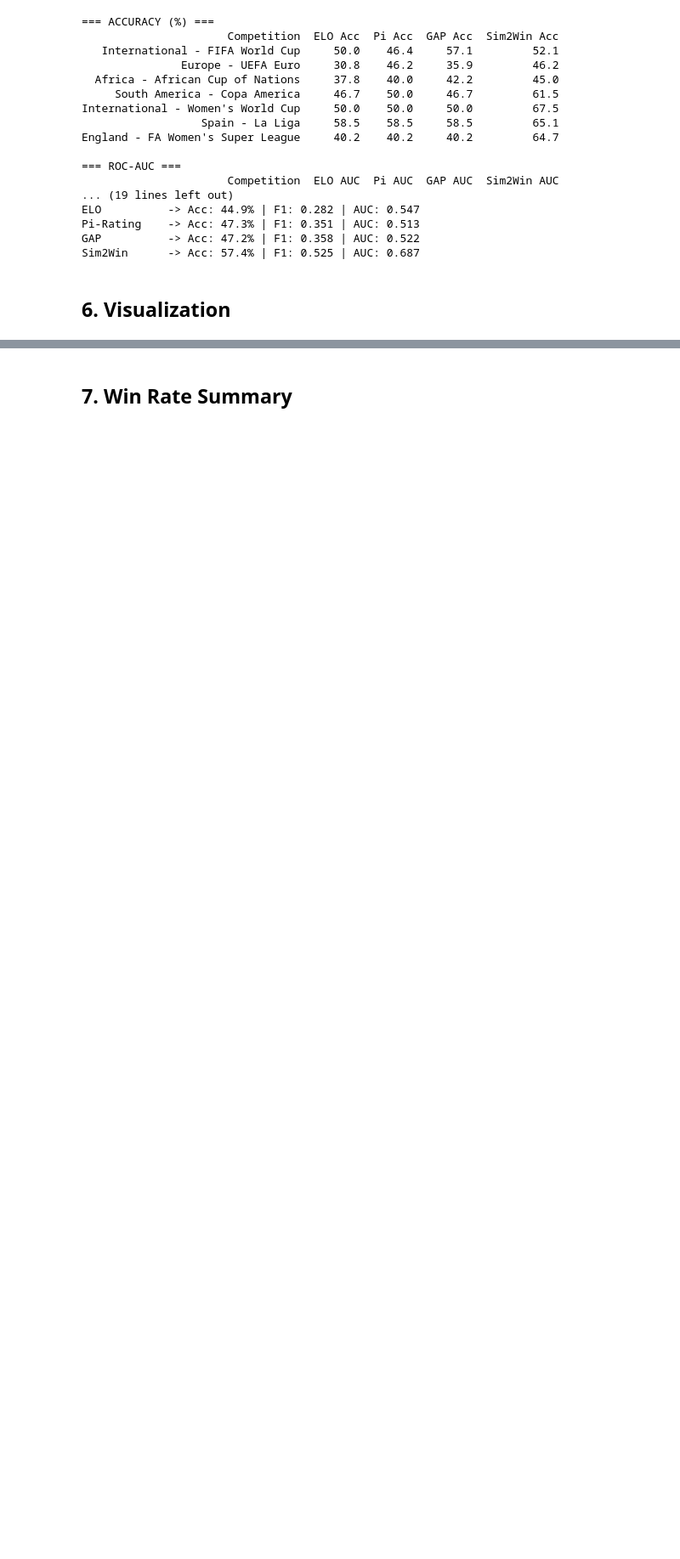
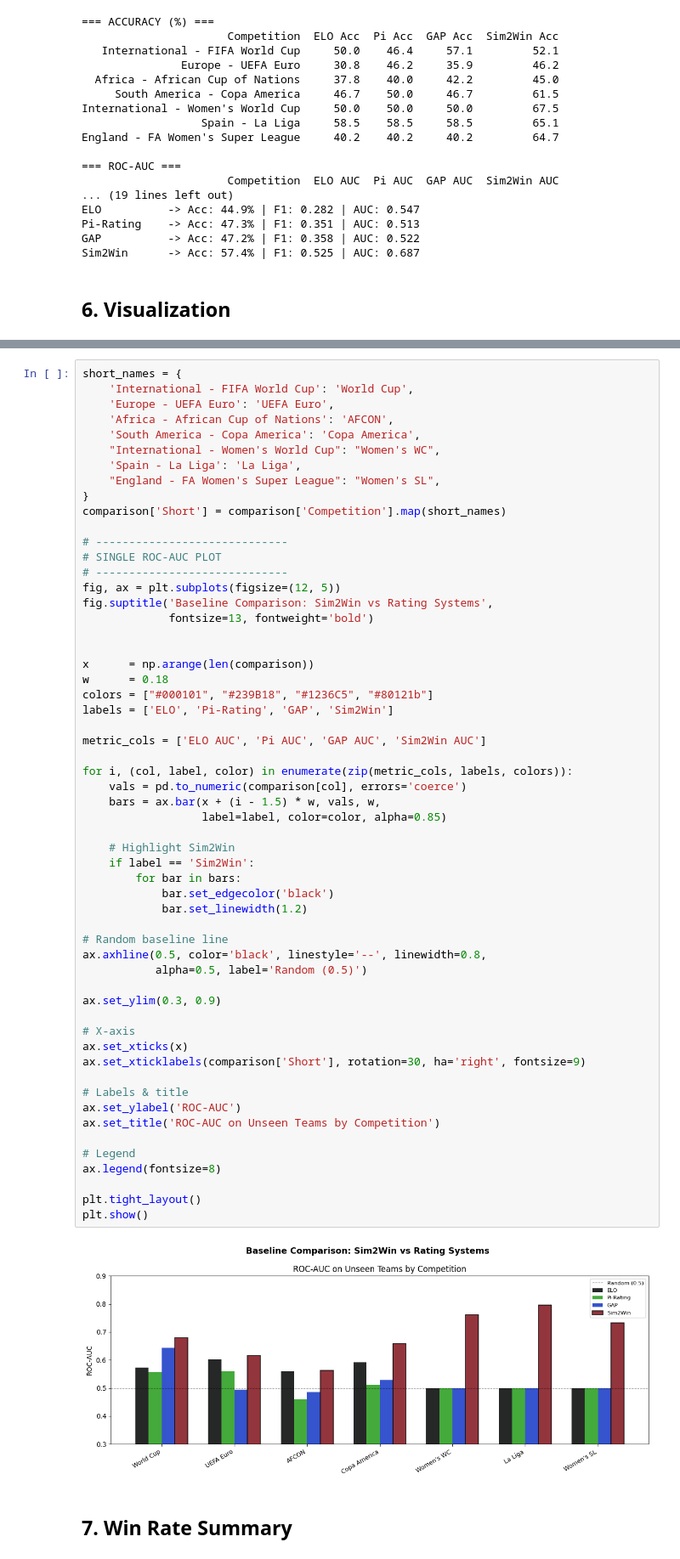
Before and after one commit to Mouad-Ze/SIM2WIN, a Jupyter notebook: ML/Baseline_Rating_Comparison.ipynb, the cells around one changed output, grey strips where cells are left out. Shown at 85% size. Drawn from its saved outputs; the diff is of its cells as text; blank space fills up the shorter version.

```diff
--- a/ML/Baseline_Rating_Comparison.ipynb
+++ b/ML/Baseline_Rating_Comparison.ipynb
@@ -385,4 +385,63 @@ print('Saved: baseline_comparison.png')
 Saved: baseline_comparison.png
+# %%
+short_names = {
+    'International - FIFA World Cup': 'World Cup',
+    'Europe - UEFA Euro': 'UEFA Euro',
+    'Africa - African Cup of Nations': 'AFCON',
+    'South America - Copa America': 'Copa America',
+    "International - Women's World Cup": "Women's WC",
+    'Spain - La Liga': 'La Liga',
+    "England - FA Women's Super League": "Women's SL",
+}
+comparison['Short'] = comparison['Competition'].map(short_names)
+
+# -----------------------------
+# SINGLE ROC-AUC PLOT
+# -----------------------------
+fig, ax = plt.subplots(figsize=(12, 5))
+fig.suptitle('Baseline Comparison: Sim2Win vs Rating Systems',
+             fontsize=13, fontweight='bold')
+
+
+x      = np.arange(len(comparison))
+w      = 0.18
+colors = ["#000101", "#239B18", "#1236C5", "#80121b"]
+labels = ['ELO', 'Pi-Rating', 'GAP', 'Sim2Win']
+
+metric_cols = ['ELO AUC', 'Pi AUC', 'GAP AUC', 'Sim2Win AUC']
+
+for i, (col, label, color) in enumerate(zip(metric_cols, labels, colors)):
+    vals = pd.to_numeric(comparison[col], errors='coerce')
+    bars = ax.bar(x + (i - 1.5) * w, vals, w,
+                  label=label, color=color, alpha=0.85)
+
+    # Highlight Sim2Win
+    if label == 'Sim2Win':
+        for bar in bars:
+            bar.set_edgecolor('black')
+            bar.set_linewidth(1.2)
+
+# Random baseline line
+ax.axhline(0.5, color='black', linestyle='--', linewidth=0.8,
+           alpha=0.5, label='Random (0.5)')
+
+ax.set_ylim(0.3, 0.9)
+
+# X-axis
+ax.set_xticks(x)
+ax.set_xticklabels(comparison['Short'], rotation=30, ha='right', fontsize=9)
+
+# Labels & title
+ax.set_ylabel('ROC-AUC')
+ax.set_title('ROC-AUC on Unseen Teams by Competition')
+
+# Legend
+ax.legend(fontsize=8)
+
+plt.tight_layout()
+plt.show()
+# %% [output]
+[figure, added]
 # %% [markdown]
 ## 7. Win Rate Summary
 # %%
```
Also changed, not shown: parts of 1 cell of this notebook, 14 other files.
